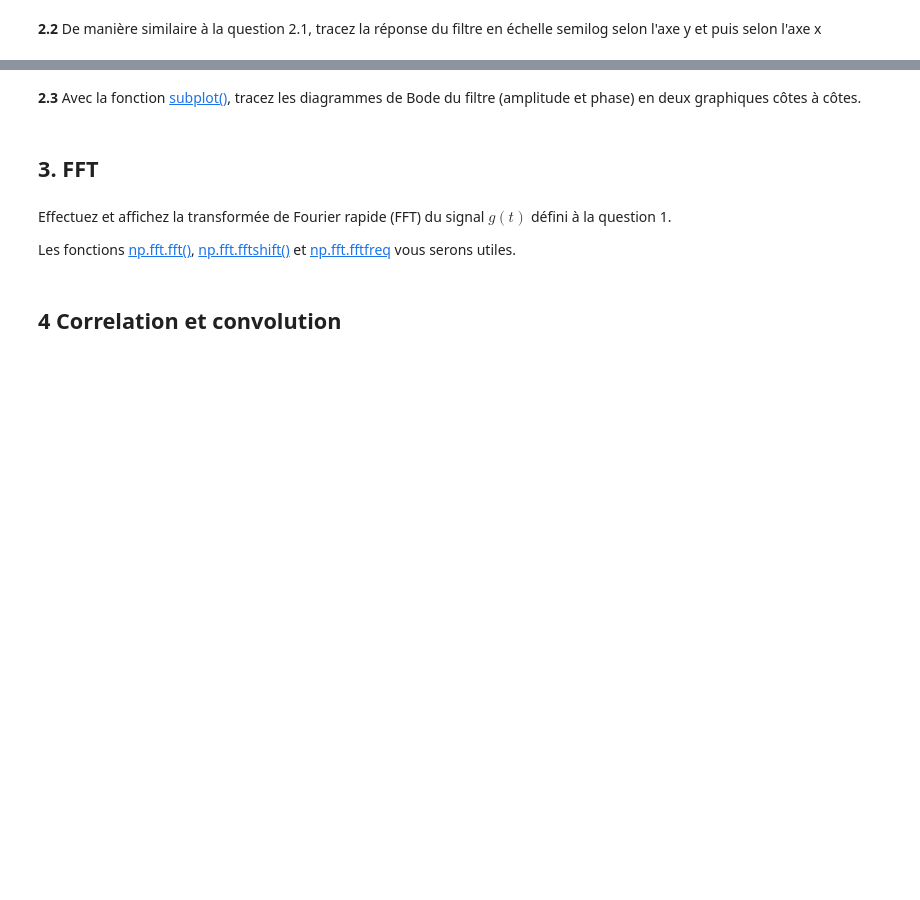
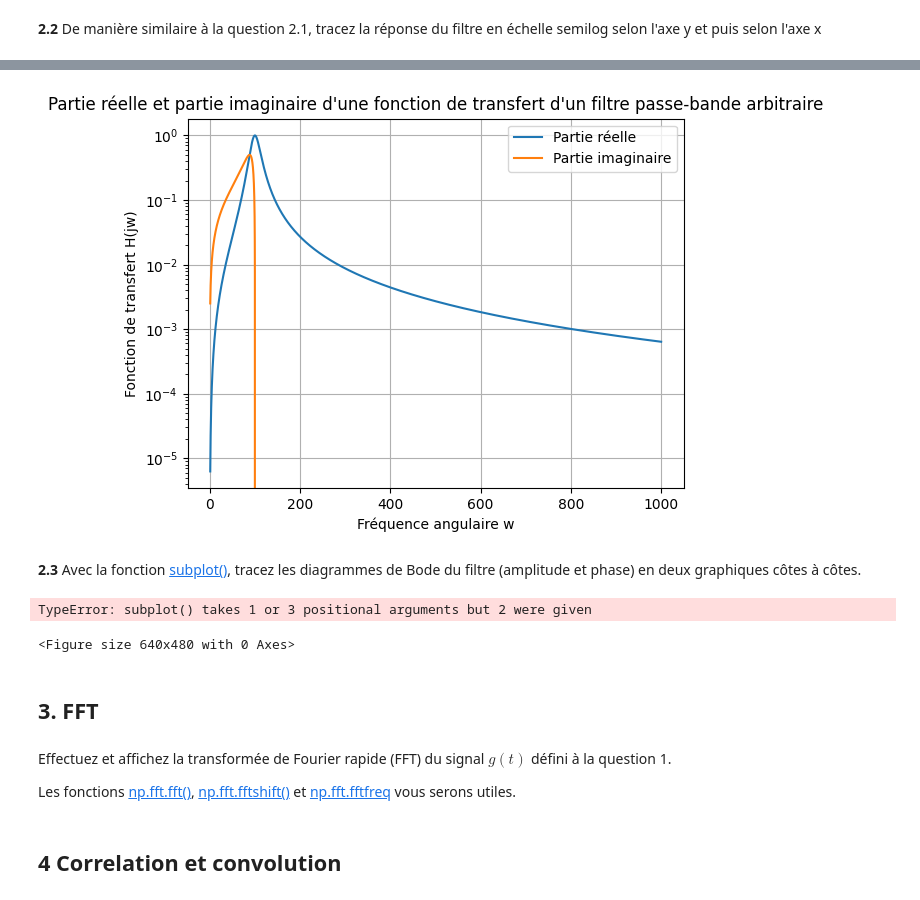
Before and after one commit to JustineLejeune/Mandat-0, a Jupyter notebook: mandat0_exercices.ipynb, the cells around one changed output, grey strips where cells are left out. Saved outputs shown, nothing was run; the diff lists cells and outputs as text; code cells hidden in the pictures; blank space fills up the shorter version.

```diff
--- a/mandat0_exercices.ipynb
+++ b/mandat0_exercices.ipynb
@@ -89,9 +109,31 @@ __2.2__ De manière similaire à la question 2.1, tracez la réponse du filtre e
 # %%
-# solution en y
+#Affichage du graphique et de ses composantes avec une échelle semi-log en y
+plt.plot(abscisse, real_filtre_arbitraire)
+plt.plot(abscisse, imag_filtre_arbitraire)
+plt.semilogy()
+plt.grid(True)
+plt.xlabel("Fréquence angulaire w")
+plt.ylabel("Fonction de transfert H(jw)")
+plt.title("Partie réelle et partie imaginaire d'une fonction de transfert d'un filtre passe-bande arbitraire")
+plt.legend(["Partie réelle", "Partie imaginaire"])
+plt.show()
+# %% [output]
+[figure, added]
 # %% [markdown]
 __2.3__ Avec la fonction [subplot()](https://matplotlib.org/stable/api/_as_gen/matplotlib.pyplot.subplot.html#matplotlib.pyplot.subplot), tracez les diagrammes de Bode du filtre (amplitude et phase) en deux graphiques côtes à côtes.
 # %%
-## Solution
+#Affichage du graphique et de ses composantes avec une échelle semi-log en y
+plt.subplot(abscisse, real_filtre_arbitraire)
+plt.subplot(abscisse, imag_filtre_arbitraire)
+plt.grid(True)
+plt.xlabel("Fréquence angulaire w")
+plt.ylabel("Fonction de transfert H(jw)")
+plt.title("Partie réelle et partie imaginaire d'une fonction de transfert d'un filtre passe-bande arbitraire")
+plt.legend(["Partie réelle", "Partie imaginaire"])
+plt.show()
+# %% [output]
+TypeError: subplot() takes 1 or 3 positional arguments but 2 were given
+<Figure size 640x480 with 0 Axes>
 # %% [markdown]
 ## 3. FFT ##
 # %% [markdown]
```
Also changed, not shown: parts of 6 cells of this notebook, 1 other file.
